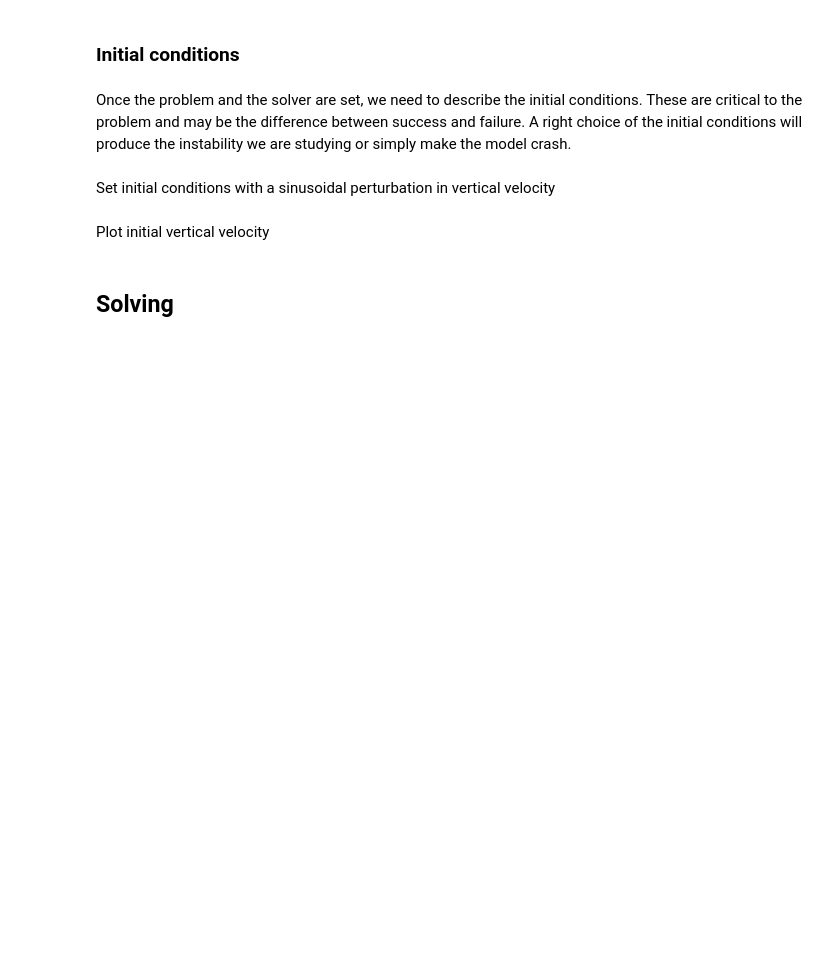
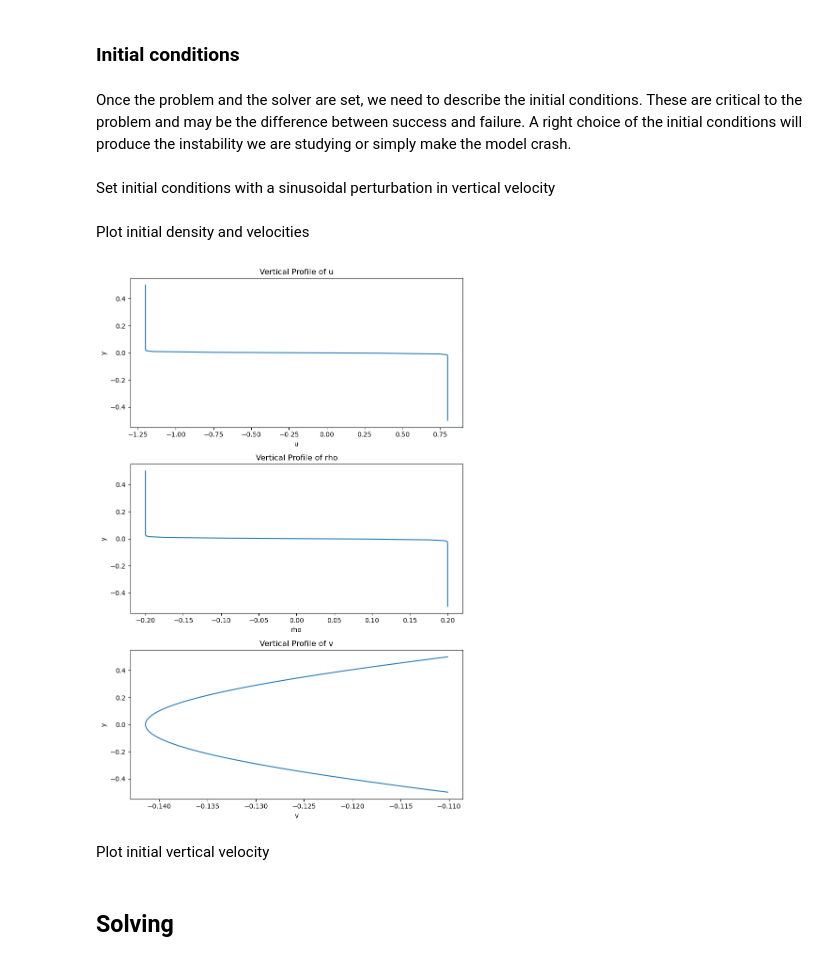
Before and after one commit to dargueso/FluidsDynamics, a Jupyter notebook: Python_Scripts/KH/Kelvin-Helmholtz_instability_viscous_diffusive.ipynb, the cells around one changed output. Cells and saved outputs as stored; diff of their text form; code cells hidden in the pictures; blank space fills up the shorter version.

```diff
--- a/Python_Scripts/KH/Kelvin-Helmholtz_instability_viscous_diffusive.ipynb
+++ b/Python_Scripts/KH/Kelvin-Helmholtz_instability_viscous_diffusive.ipynb
@@ -64,7 +62,7 @@ domain = de.Domain([x_basis, y_basis], grid_dtype=np.float64)
 # %%
 Reynolds = 5e4
 g = 9.81
-Schmidt = 1.
+Schmidt = 1e2
 Prandtl = 1e2
 # %% [markdown]
 ### Define the problem and the equations
@@ -109,7 +107,7 @@ but you need to make some changes to the number of variables and boundary condit
 problem.add_equation("dt(u) + dx(p) - 1/Re*(dx(dx(u)) + dy(uy)) = - u*dx(u) - v*uy")
 problem.add_equation("dt(v) + dy(p) - 1/Re*(dx(dx(v)) + dy(vy)) + g*rho = -u*dx(v) - v*vy")
 problem.add_equation("dx(u) + vy = 0")
-problem.add_equation("dt(rho) - 1/(Re*Sc)*(dx(dx(rho)) + dy(rhoy)) = - u*dx(rho) - v*rhoy")
+problem.add_equation("dt(rho) - 1/(Pr*Sc)*(dx(dx(rho)) + dy(rhoy)) = - u*dx(rho) - v*rhoy")
 #problem.add_equation("dt(s) = - u*dx(rho) - v*rhoy")
 problem.add_equation("vy - dy(v) = 0")
 problem.add_equation("uy - dy(u) = 0")
@@ -128,12 +126,12 @@ Here you will need 5 different boundary conditions, including hte pressure gauge
 
 Note that we have a special boundary condition for the $k_x=0$ mode (singled out by `condition="(dx==0)"`).  This is because the continuity equation implies $\partial_y v=0$ if $k_x=0$; thus, $v=0$ on the top and bottom are redundant boundary conditions.  We replace one of these with a gauge choice for the pressure.
 # %%
-problem.add_bc("left(u) = 0.5")
-problem.add_bc("right(u) = -0.5")
+problem.add_bc("left(u) = 0")
+problem.add_bc("right(u) = 0")
 problem.add_bc("left(v) = 0")
 problem.add_bc("right(v) = 0", condition="(nx != 0)")
 problem.add_bc("integ(p,'y') = 0", condition="(nx == 0)")
-problem.add_bc("left(rhoy) = 0")
+problem.add_bc("left(rho) = 0.5")
 problem.add_bc("right(rho) = -0.5")
 # %% [markdown]
 ## Define the solver
@@ -186,11 +196,39 @@ Set initial conditions with a sinusoidal perturbation in vertical velocity
 a = 0.02
 amp = -0.2
 sigma = 1.0
-flow = -0.5
+flow = -1.0
 N = 4
-u["g"] = flow * np.tanh(4 * y / a)
+u["g"] = flow * np.tanh(4 * y / a) - 0.2
 rho["g"] = amp * np.tanh(3 * y / a)
 v["g"] = amp * np.exp(-y**2 / sigma**2) * np.sin(N * np.pi * x / Lx)
+# %% [markdown]
+Plot initial density and velocities
+# %%
+fig, axes = plt.subplots(3, 1, figsize=(8, 12))
+
+# Plot vertical profile of u
+axes[0].plot(np.mean(u['g'], axis=0), y[0])
+axes[0].set_ylabel('y')
+axes[0].set_xlabel('u')
+axes[0].set_title('Vertical Profile of u')
+
+# Plot vertical profile of rho
+axes[1].plot(np.mean(rho['g'], axis=0), y[0])
+axes[1].set_ylabel('y')
+axes[1].set_xlabel('rho')
+axes[1].set_title('Vertical Profile of rho')
+
+# Plot vertical profile of v
+axes[2].plot(v['g'][int(nx/4),:],y[0])
+#axes[2].plot(np.mean(v['g'], axis=0), y[0])
+axes[2].set_ylabel('y')
+axes[2].set_xlabel('v')
+axes[2].set_title('Vertical Profile of v')
+
+plt.tight_layout()
+plt.show()
+# %% [output]
+[figure, added]
 # %% [markdown]
 Plot initial vertical velocity
 # %%
```
Also changed, not shown: parts of 5 cells of this notebook.
